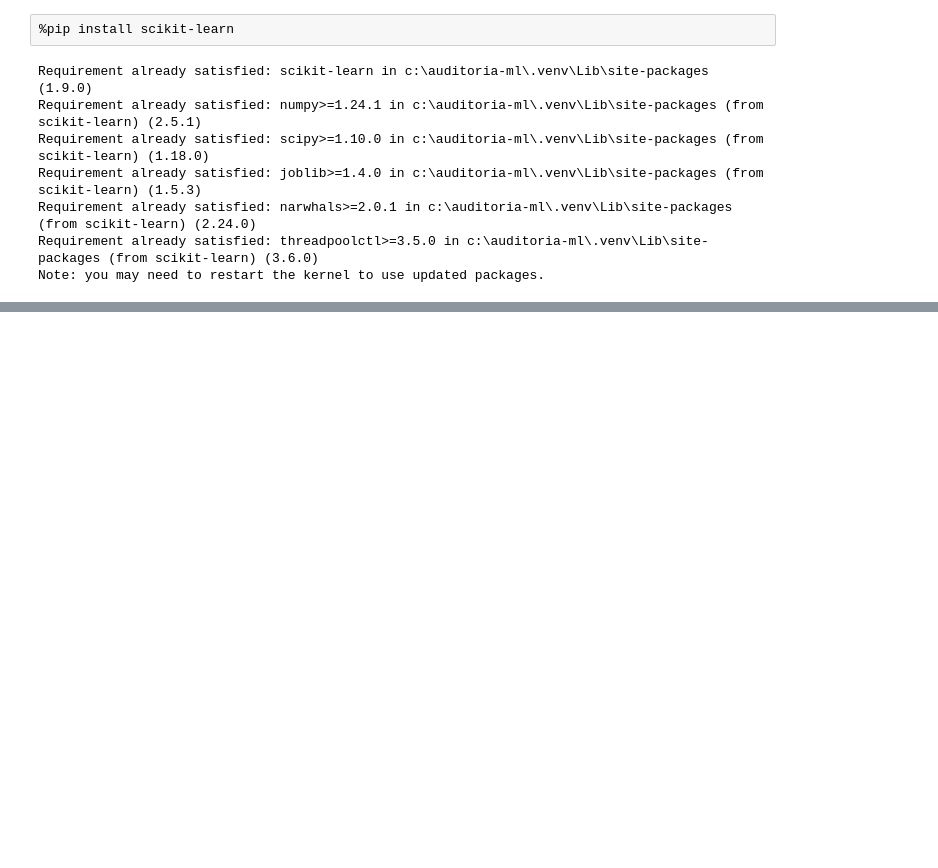
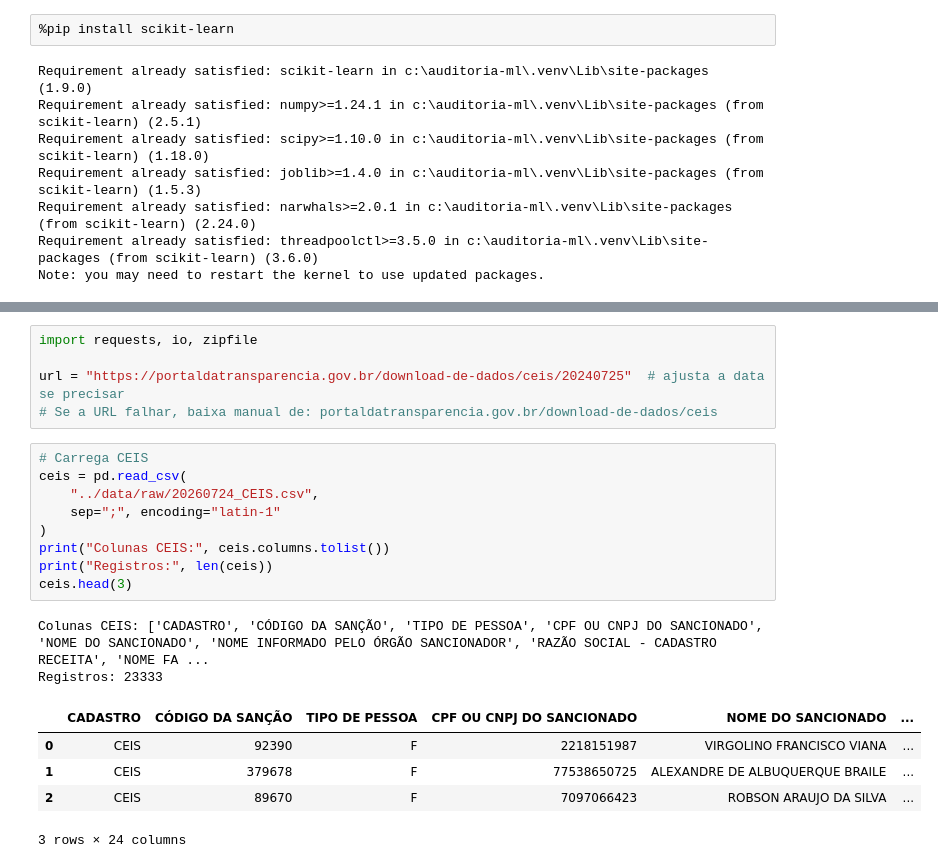
Before and after one commit to gustavogomes-dv/auditoria-ml, a Jupyter notebook: notebooks/05_ml_anomalias.ipynb, the cells around one changed output, grey strips where cells are left out. Drawn from its saved outputs; the diff is of its cells as text; blank space fills up the shorter version.

```diff
--- a/notebooks/05_ml_anomalias.ipynb
+++ b/notebooks/05_ml_anomalias.ipynb
@@ -111,0 +167,22 @@ Fornecedores analisados: 38641
+# %%
+import requests, io, zipfile
+
+url = "https://portaldatransparencia.gov.br/download-de-dados/ceis/20240725"  # ajusta a data se precisar
+# Se a URL falhar, baixa manual de: portaldatransparencia.gov.br/download-de-dados/ceis
+# %%
+# Carrega CEIS
+ceis = pd.read_csv(
+    "../data/raw/20260724_CEIS.csv",
+    sep=";", encoding="latin-1"
+)
+print("Colunas CEIS:", ceis.columns.tolist())
+print("Registros:", len(ceis))
+ceis.head(3)
+# %% [output]
+Colunas CEIS: ['CADASTRO', 'CÓDIGO DA SANÇÃO', 'TIPO DE PESSOA', 'CPF OU CNPJ DO SANCIONADO', 'NOME DO SANCIONADO', 'NOME INFORMADO PELO ÓRGÃO SANCIONADOR', 'RAZÃO SOCIAL - CADASTRO RECEITA', 'NOME FA ...
+Registros: 23333
+|  | CADASTRO | CÓDIGO DA SANÇÃO | TIPO DE PESSOA | CPF OU CNPJ DO SANCIONADO | NOME DO SANCIONADO | ... |
+| 0 | CEIS | 92390 | F | 2218151987 | VIRGOLINO FRANCISCO VIANA | ... |
+| 1 | CEIS | 379678 | F | 77538650725 | ALEXANDRE DE ALBUQUERQUE BRAILE | ... |
+| 2 | CEIS | 89670 | F | 7097066423 | ROBSON ARAUJO DA SILVA | ... |
+3 rows × 24 columns
```
Also changed, not shown: parts of 4 cells of this notebook.
